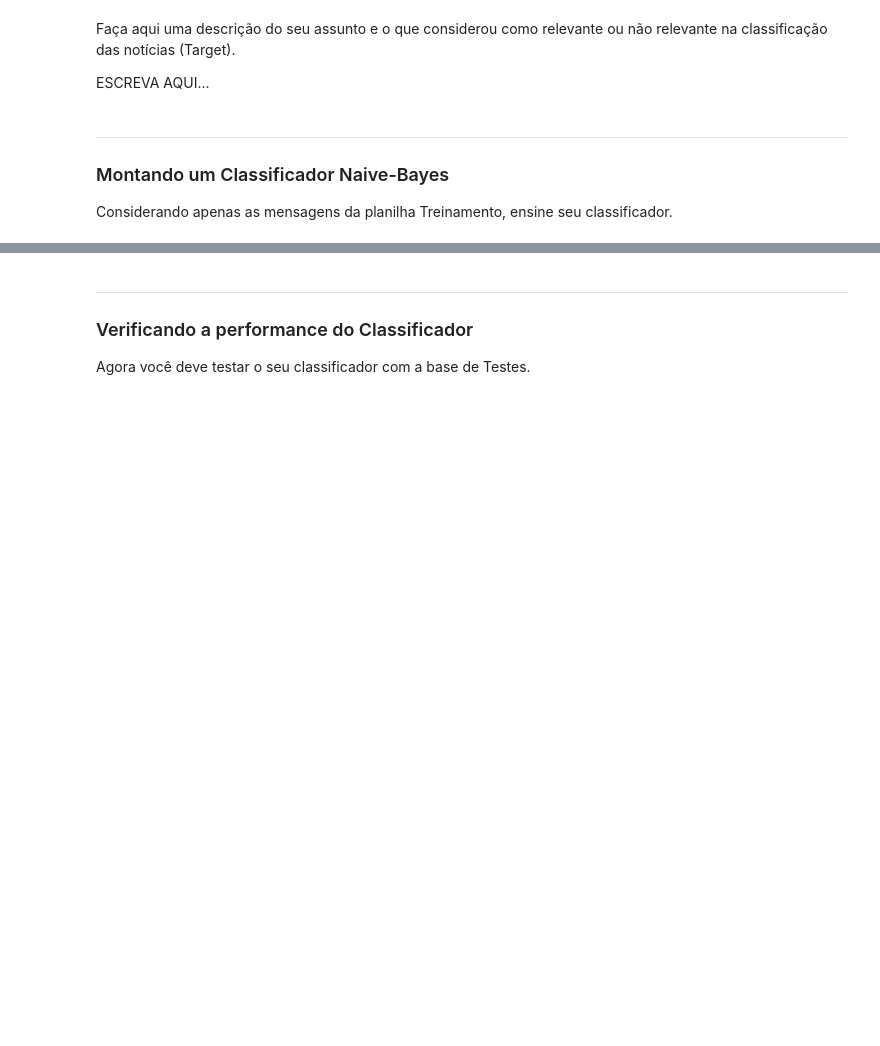
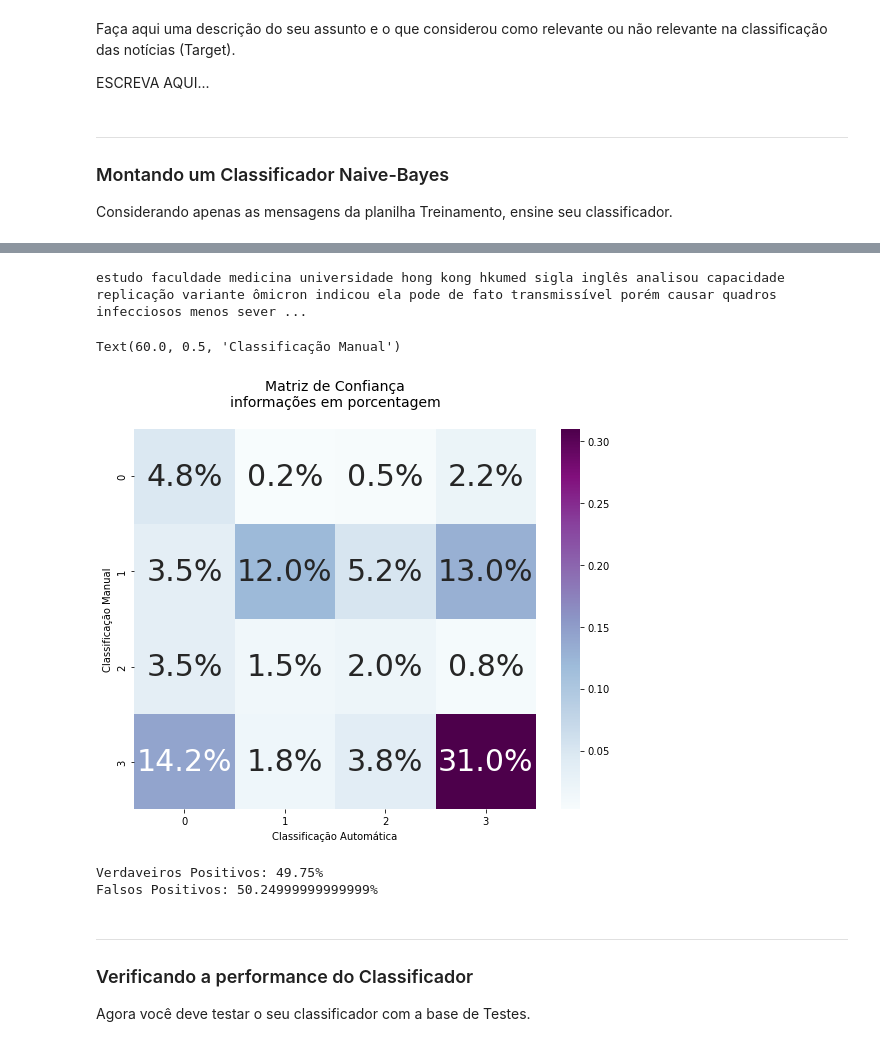
Before and after one commit to insper-classroom/22-2a-cd-p1-grupo_rafaeldbo, a Jupyter notebook: notebooks/relatorio_modelo.ipynb, the cells around one changed output, grey strips where cells are left out. Saved outputs shown, nothing was run; the diff lists cells and outputs as text; code cells hidden in the pictures; blank space fills up the shorter version.

Commit message:
padronização e grafico de confiança

```diff
--- a/notebooks/relatorio_modelo.ipynb
+++ b/notebooks/relatorio_modelo.ipynb
@@ -217,0 +74,12 @@ pd.crosstab(test["Classificacao"],test["Target"],normalize=True).round(3) * 100
+# %%
+# Coletando todas as palavras
+all_words = []
+for words_list in train['Texto']:
+    all_words += words_list
+all_words = pd.Series(all_words)
+portuguese = list(set(all_words))
+
+for word in all_words[0:1000]:
+    print(word, end=" ")
+# %% [output]
+estudo faculdade medicina universidade hong kong hkumed sigla inglês analisou capacidade replicação variante ômicron indicou ela pode de fato transmissível porém causar quadros infecciosos menos sever ...
@@ -218,3 +110,57 @@ pd.crosstab(test["Classificacao"],test["Target"],normalize=True).round(3) * 100
+# %%
+# Suavizador de Laplace
+def laplace_smoothing(words_list, amount):
+    laplace_amount = amount + 1
+    density = len(words_list) + len(portuguese)
+    laplace = laplace_amount/density
+    return laplace
+
+# Função probabilidade do target
+def probability_target(table_target, series_target, news):
+
+    list_target= []
+    for word in news:
+        if word in table_target.keys():
+            amount = table_target[word]
+        else:
+            amount = 0
+        list_target.append(laplace_smoothing(series_target, amount))
+
+    probability_target = np.prod(list_target)
+    return probability_target
+
+# Função do Naive Bayes
+def naive_bayes(news):
+    prob_0 = probability_target(table_irrelevant, series_irrelevant, news) * prob_irrelevant
+    prob_1 = probability_target(table_bad, series_bad, news) * prob_bad
+    prob_2 = probability_target(table_neutral, series_neutral, news) * prob_neutral
+    prob_3 = probability_target(table_good, series_good, news) * prob_good
+
+    list_probs = [prob_0, prob_1, prob_2, prob_3]
+    target = list_probs.index(max(list_probs))
+
+    return target
+# %%
+test["Texto"] = test["Descrição"].apply(cleanup)
+test["Classificacao"] = test["Texto"].apply(naive_bayes)
+
+performance_table = pd.crosstab(test["Classificacao"], test["Target"], normalize=True)
+# %%
+plt.figure(figsize = (9,7))
+plt.title('Matriz de Confiança\ninformações em porcentagem\n',fontdict={'fontsize': 14})
+sn.heatmap(performance_table, annot=True, annot_kws={"size":30},fmt='.1%',cmap="BuPu")
+plt.xlabel('Classificação Automática')
+plt.ylabel('Classificação Manual')
+# %% [output]
+Text(60.0, 0.5, 'Classificação Manual')
+[figure, added]
+# %%
+true_positives = performance_table[0][0]+performance_table[1][1]+performance_table[2][2]+performance_table[3][3]
+print(f'Verdaveiros Positivos: {round(true_positives, 4)*100}%')
+print(f'Falsos Positivos: {round(1 - true_positives, 4)*100}%')
+# %% [output]
+Verdaveiros Positivos: 49.75%
+Falsos Positivos: 50.24999999999999%
 # %% [markdown]
 ___
 ### Verificando a performance do Classificador
```
Also changed, not shown: parts of 11 cells of this notebook, 1 other file.
